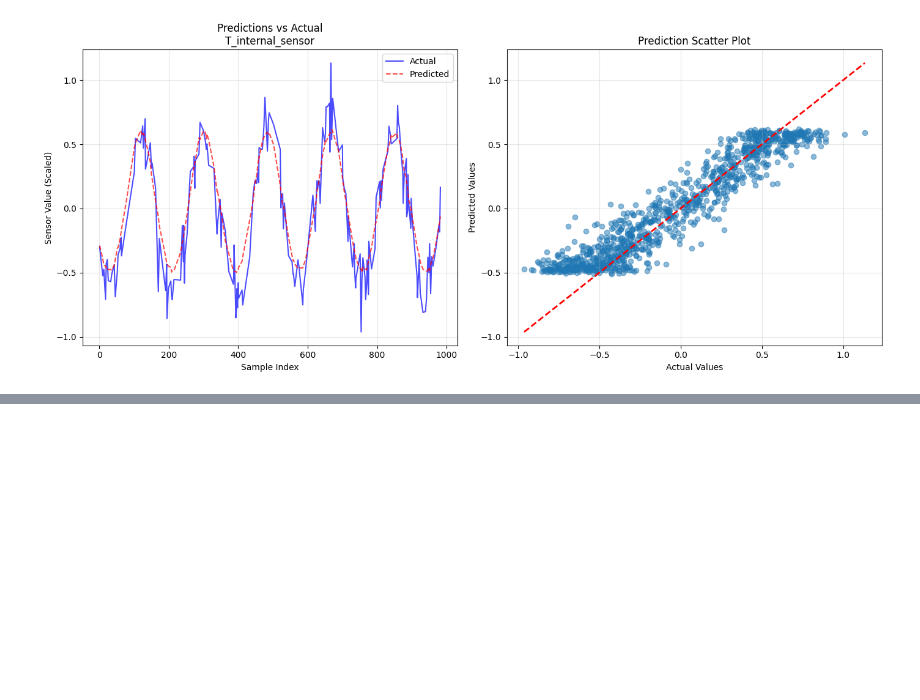
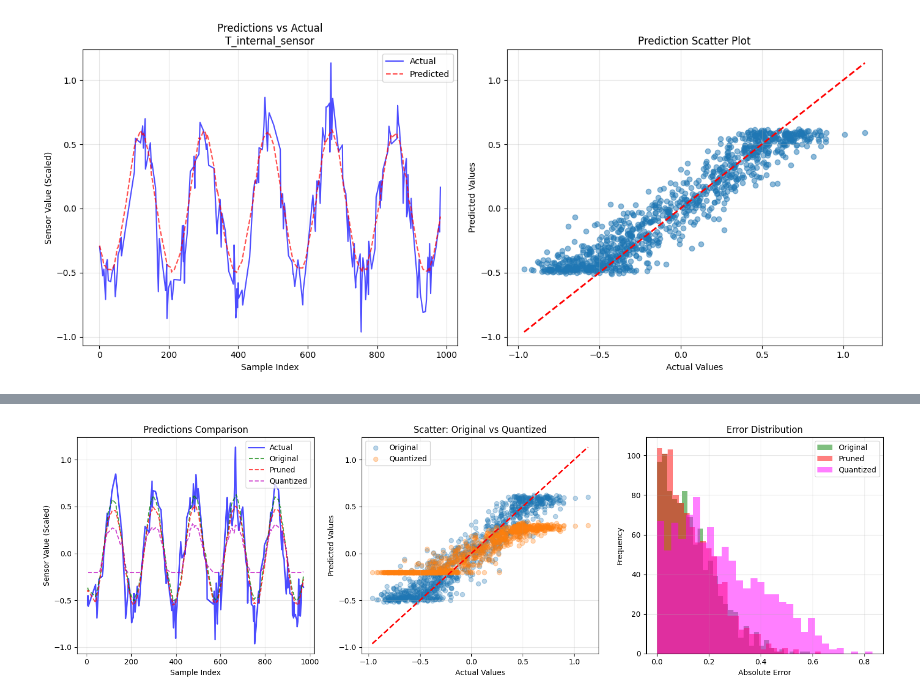
Before and after one commit to adharshr15/AFTAC-DL, a Jupyter notebook: soh-model/cnn_prune.ipynb, the cells around one changed output, grey strips where cells are left out. Cells and saved outputs as stored; diff of their text form; code cells hidden in the pictures; blank space fills up the shorter version.

Commit message:
initial pruning and quantization testing

```diff
--- a/soh-model/cnn_prune.ipynb
+++ b/soh-model/cnn_prune.ipynb
@@ -362,0 +742,55 @@ else:
+# %%
+# Visualize predictions comparison
+plt.figure(figsize=(16, 5))
+
+num_samples = min(150, len(y_true_flat))
+if num_samples > 0:
+    indices = np.random.choice(len(y_true_flat), num_samples, replace=False)
+    indices = np.sort(indices)
+
+    # Plot 1: Time series comparison
+    plt.subplot(1, 3, 1)
+    plt.plot(indices, y_true_flat[indices], 'b-', label='Actual', alpha=0.7, linewidth=2)
+    plt.plot(indices, y_pred_flat[indices], 'g--', label='Original', alpha=0.7)
+    plt.plot(indices, y_pred_pruned.flatten()[indices], 'r--', label='Pruned', alpha=0.7)
+    plt.plot(indices, y_pred_flat_quant[indices], 'm--', label='Quantized', alpha=0.7)
+    plt.xlabel('Sample Index')
+    plt.ylabel('Sensor Value (Scaled)')
+    plt.title('Predictions Comparison')
+    plt.legend()
+    plt.grid(True, alpha=0.3)
+
+    # Plot 2: Original vs Quantized scatter
+    plt.subplot(1, 3, 2)
+    plt.scatter(y_true_flat, y_pred_flat, alpha=0.3, label='Original')
+    plt.scatter(y_true_flat, y_pred_flat_quant, alpha=0.3, label='Quantized')
+    mn = min(y_true_flat.min(), y_pred_flat.min(), y_pred_flat_quant.min())
+    mx = max(y_true_flat.max(), y_pred_flat.max(), y_pred_flat_quant.max())
+    plt.plot([mn, mx], [mn, mx], 'r--', lw=2)
+    plt.xlabel('Actual Values')
+    plt.ylabel('Predicted Values')
+    plt.title('Scatter: Original vs Quantized')
+    plt.legend()
+    plt.grid(True, alpha=0.3)
+
+    # Plot 3: Error distribution
+    plt.subplot(1, 3, 3)
+    error_original = np.abs(y_true_flat - y_pred_flat)
+    error_pruned = np.abs(y_true_flat - y_pred_pruned.flatten())
+    error_quantized = np.abs(y_true_flat - y_pred_flat_quant)
+
+    plt.hist(error_original, bins=30, alpha=0.5, label='Original', color='green')
+    plt.hist(error_pruned, bins=30, alpha=0.5, label='Pruned', color='red')
+    plt.hist(error_quantized, bins=30, alpha=0.5, label='Quantized', color='magenta')
+    plt.xlabel('Absolute Error')
+    plt.ylabel('Frequency')
+    plt.title('Error Distribution')
+    plt.legend()
+    plt.grid(True, alpha=0.3)
+
+    plt.tight_layout()
+    plt.show()
+else:
+    print("No test samples available to plot.")
+# %% [output]
+[figure, added]
```
Also changed, not shown: parts of 12 cells of this notebook, 1 other file.
